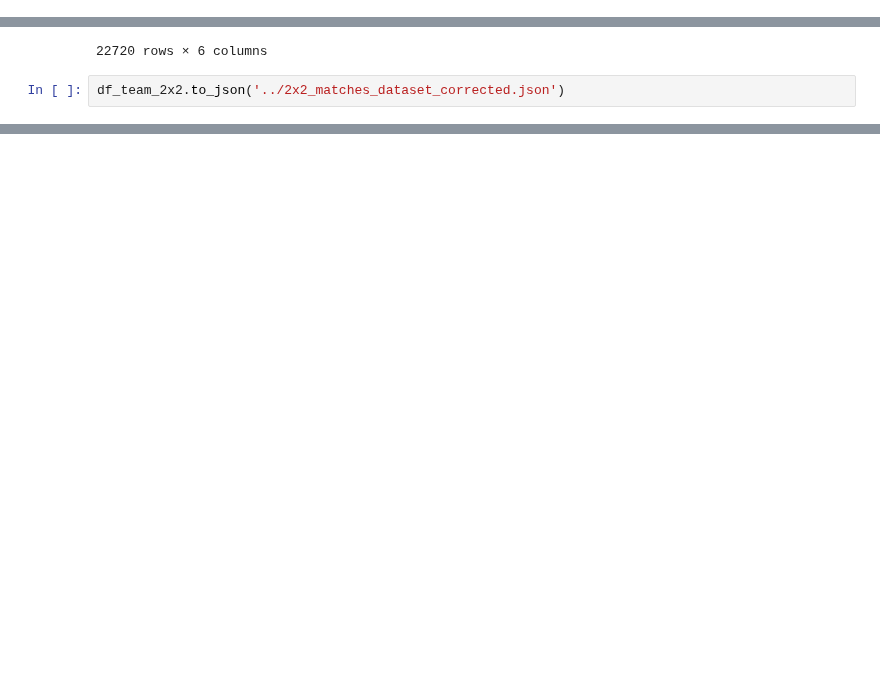
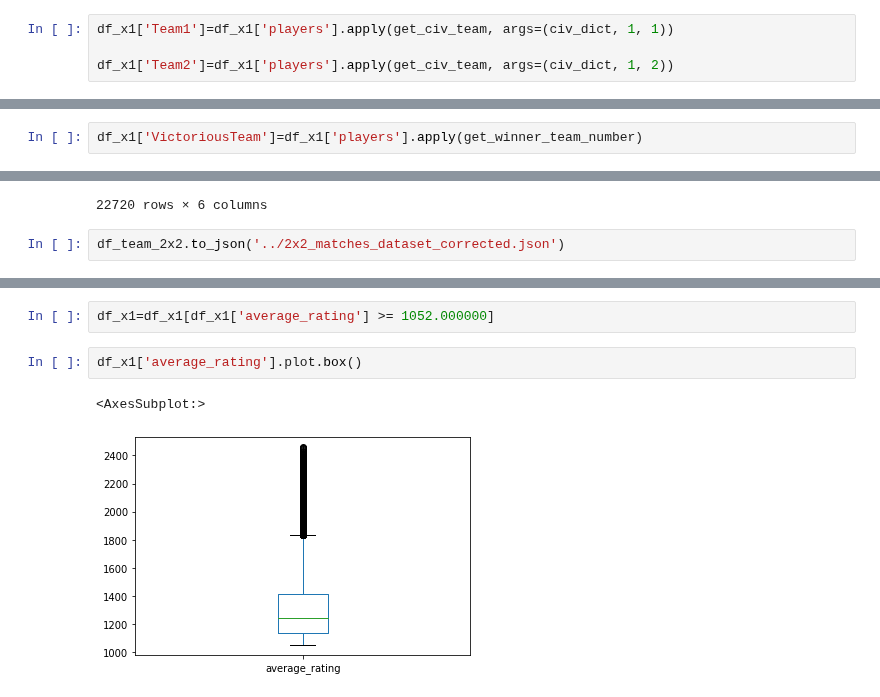
Before and after one commit to JosueFidelis/TA_GDI, a Jupyter notebook: Projeto 2/data_source/data_treatment.ipynb, the cells around one changed output, grey strips where cells are left out. Cells and saved outputs as stored; diff of their text form; blank space fills up the shorter version.

```diff
--- a/Projeto 2/data_source/data_treatment.ipynb
+++ b/Projeto 2/data_source/data_treatment.ipynb
@@ -289,3 +286,7 @@ df_x1['wCiv']=df_x1['players'].apply(winner_civ, args=(civ_dict, ))
 df_x1['lCiv']=df_x1['players'].apply(loser_civ, args=(civ_dict, ))
 
 df_x1['average_rating']=df_x1['players'].apply(get_average_rating)
+# %%
+df_x1['Team1']=df_x1['players'].apply(get_civ_team, args=(civ_dict, 1, 1))
+
+df_x1['Team2']=df_x1['players'].apply(get_civ_team, args=(civ_dict, 1, 2))
@@ -291,0 +300,2 @@ df_x1['average_rating']=df_x1['players'].apply(get_average_rating)
+# %%
+df_x1['VictoriousTeam']=df_x1['players'].apply(get_winner_team_number)
@@ -766,0 +810,7 @@ df_team_2x2.to_json('../2x2_matches_dataset_corrected.json')
+# %%
+df_x1=df_x1[df_x1['average_rating'] >= 1052.000000]
+# %%
+df_x1['average_rating'].plot.box()
+# %% [output]
+<AxesSubplot:>
+[figure, added]
```
Also changed, not shown: parts of 22 cells of this notebook, 3 other files.
